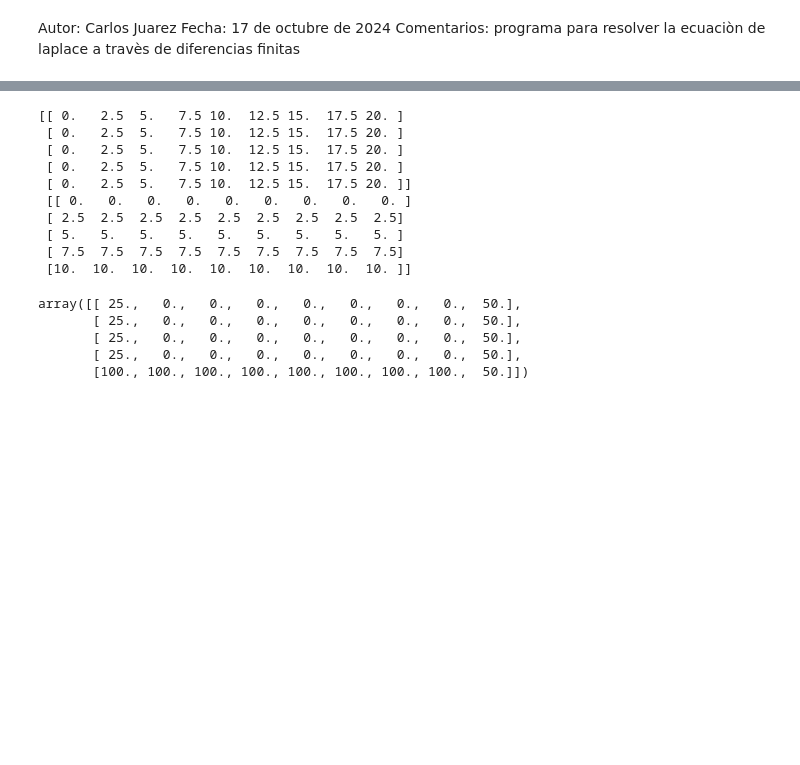
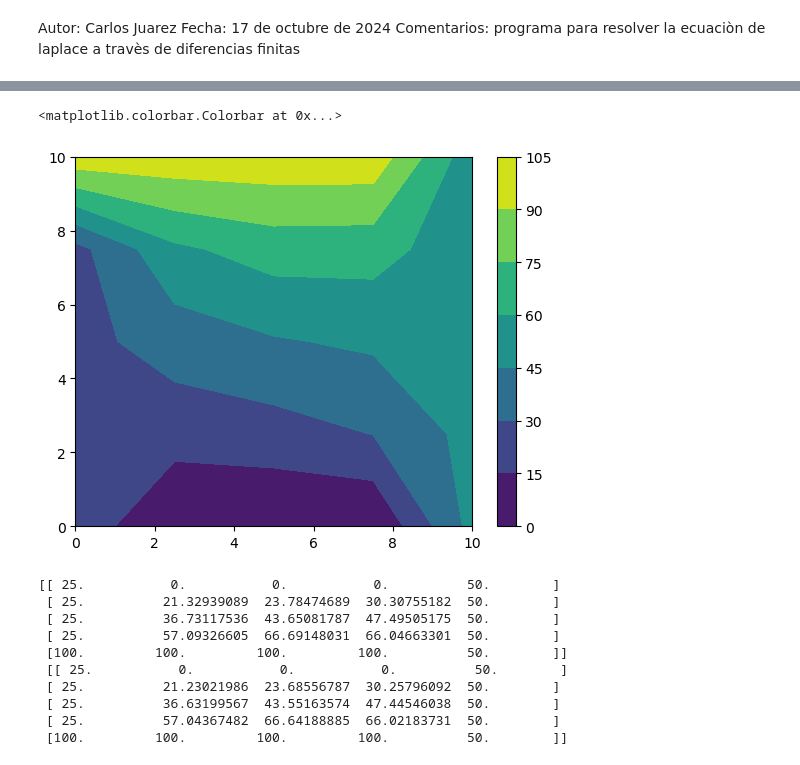
Before and after one commit to cjuarezramos/MMS022024, a Jupyter notebook: ej1017_placa_dirichlet.ipynb, the cells around one changed output, grey strips where cells are left out. Cells and saved outputs as stored; diff of their text form; code cells hidden in the pictures; blank space fills up the shorter version.

Commit message:
programa de placa actualizado con while

```diff
--- a/ej1017_placa_dirichlet.ipynb
+++ b/ej1017_placa_dirichlet.ipynb
@@ -39,21 +39,29 @@ plt.colorbar()
+# %%
+# soluciòn de puntos internos de la placa
+Error = 1
+while Error > 0.1:
+    Tant = T.copy()
+    for i in range(1,len(x)-1):
+        for j in range(1,len(y)-1):
+            T[j][i] = (T[j][i+1]+T[j][i-1]+T[j+1][i]+T[j-1][i])/4
+
+    Error = np.max(abs(T - Tant))
+
+plt.contourf(X,Y,T)
+plt.colorbar()
+# %% [output]
+<matplotlib.colorbar.Colorbar at 0x...>
+[figure, added]
 # %%
-print(X,'\n',Y)
+print(T,'\n',Tant)
 # %% [output]
-[[ 0.   2.5  5.   7.5 10.  12.5 15.  17.5 20. ]
- [ 0.   2.5  5.   7.5 10.  12.5 15.  17.5 20. ]
- [ 0.   2.5  5.   7.5 10.  12.5 15.  17.5 20. ]
- [ 0.   2.5  5.   7.5 10.  12.5 15.  17.5 20. ]
- [ 0.   2.5  5.   7.5 10.  12.5 15.  17.5 20. ]]
- [[ 0.   0.   0.   0.   0.   0.   0.   0.   0. ]
- [ 2.5  2.5  2.5  2.5  2.5  2.5  2.5  2.5  2.5]
- [ 5.   5.   5.   5.   5.   5.   5.   5.   5. ]
- [ 7.5  7.5  7.5  7.5  7.5  7.5  7.5  7.5  7.5]
- [10.  10.  10.  10.  10.  10.  10.  10.  10. ]]
+[[ 25.           0.           0.           0.          50.        ]
+ [ 25.          21.32939089  23.78474689  30.30755182  50.        ]
+ [ 25.          36.73117536  43.65081787  47.49505175  50.        ]
+ [ 25.          57.09326605  66.69148031  66.04663301  50.        ]
+ [100.         100.         100.         100.          50.        ]]
+ [[ 25.           0.           0.           0.          50.        ]
+ [ 25.          21.23021986  23.68556787  30.25796092  50.        ]
+ [ 25.          36.63199567  43.55163574  47.44546038  50.        ]
+ [ 25.          57.04367482  66.64188885  66.02183731  50.        ]
+ [100.         100.         100.         100.          50.        ]]
-# %%
-T
-# %% [output]
-array([[ 25.,   0.,   0.,   0.,   0.,   0.,   0.,   0.,  50.],
-       [ 25.,   0.,   0.,   0.,   0.,   0.,   0.,   0.,  50.],
-       [ 25.,   0.,   0.,   0.,   0.,   0.,   0.,   0.,  50.],
-       [ 25.,   0.,   0.,   0.,   0.,   0.,   0.,   0.,  50.],
-       [100., 100., 100., 100., 100., 100., 100., 100.,  50.]])
```
Also changed, not shown: parts of 1 cell of this notebook.
